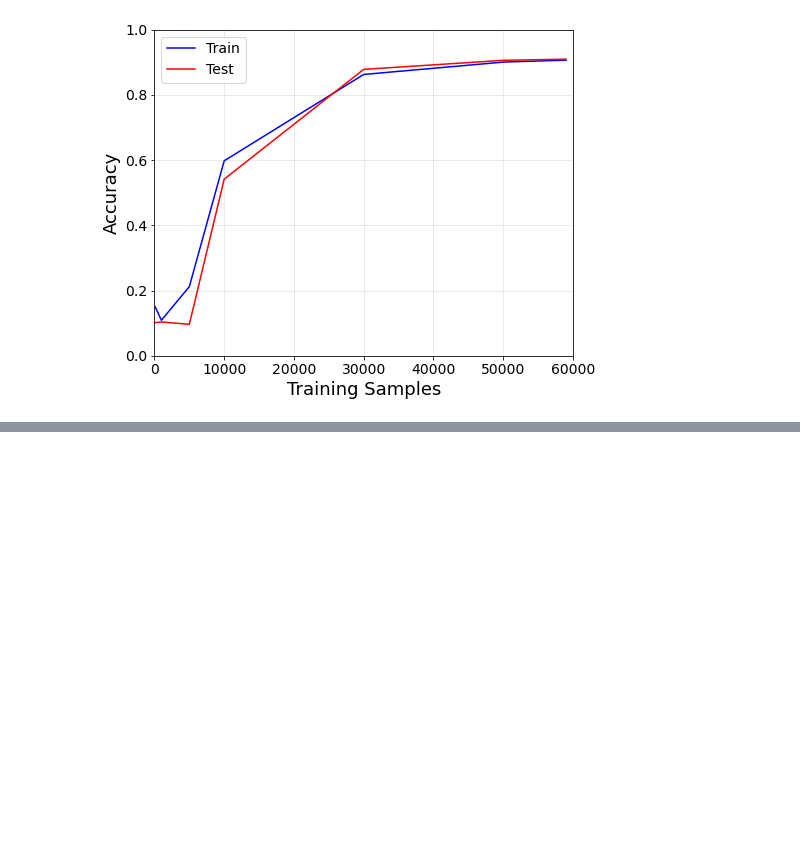
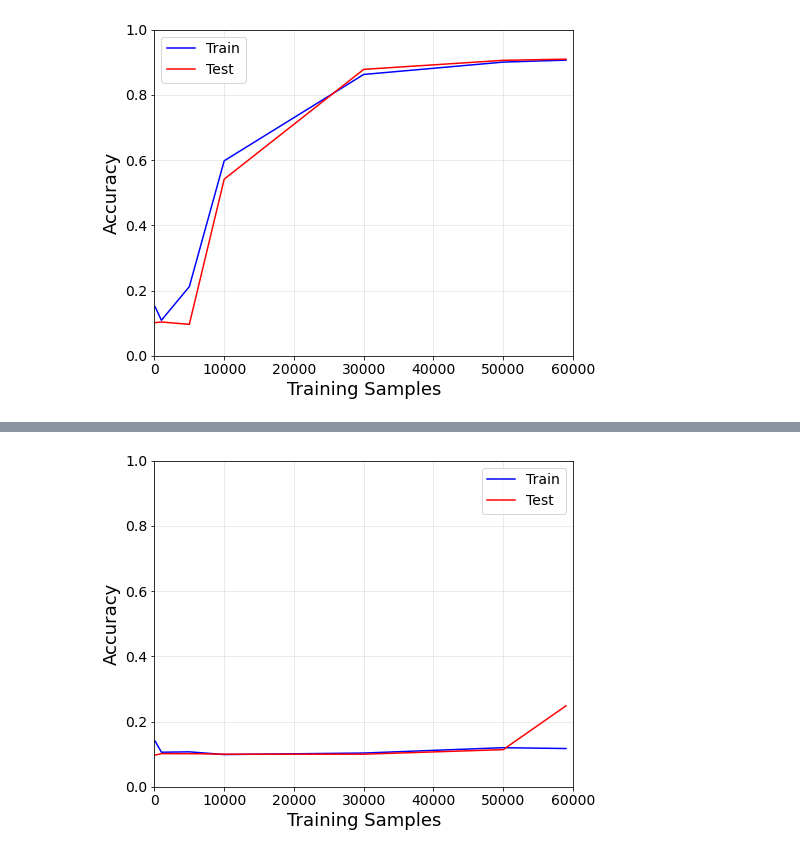
Before and after one commit to jumana12/Elvis-Umana-CS760-HW4, a Jupyter notebook: Elvis_Umana-HW_4.ipynb, the cells around one changed output, grey strips where cells are left out. Cells and saved outputs as stored; diff of their text form; code cells hidden in the pictures; blank space fills up the shorter version.

Commit message:
Added problem 3.4

```diff
--- a/Elvis_Umana-HW_4.ipynb
+++ b/Elvis_Umana-HW_4.ipynb
@@ -633,0 +667,18 @@ plt.savefig("/Users/elvis/Documents/Graduate/Courses/CS760/HW4/Problem 3.3.png",
+# %%
+fig,ax=plt.subplots(1,figsize=(7.5,6), facecolor='white')
+ax.grid(color='gray',axis='both',alpha=0.2)
+ax.tick_params(left=True, bottom=True, labelleft = True, labelbottom=True, labelsize=14)
+
+ax.set_xlabel('Training Samples', fontsize=18)
+ax.set_ylabel('Accuracy', fontsize=18)
+ax.set_xlim(0,60000)
+ax.set_ylim(0,1)
+
+plt.plot([100, 1000, 5000, 10000, 30000, 50000, 59000], [0.1400, 0.1060, 0.1072, 0.0989, 0.1035, 0.1199, 0.1173], label = "Train", color = "blue")
+plt.plot([100, 1000, 5000, 10000, 30000, 50000, 59000], [0.0972, 0.1016, 0.1016, 0.1000, 0.1000, 0.1139, 0.2484], label = "Test", color = "red")
+
+plt.legend(fontsize=14)
+
+plt.savefig("/Users/elvis/Documents/Graduate/Courses/CS760/HW4/Problem 3.4a.png", dpi=300, bbox_inches='tight')
+# %% [output]
+[figure, added]
```
Also changed, not shown: parts of 14 cells of this notebook, 6 other files.
